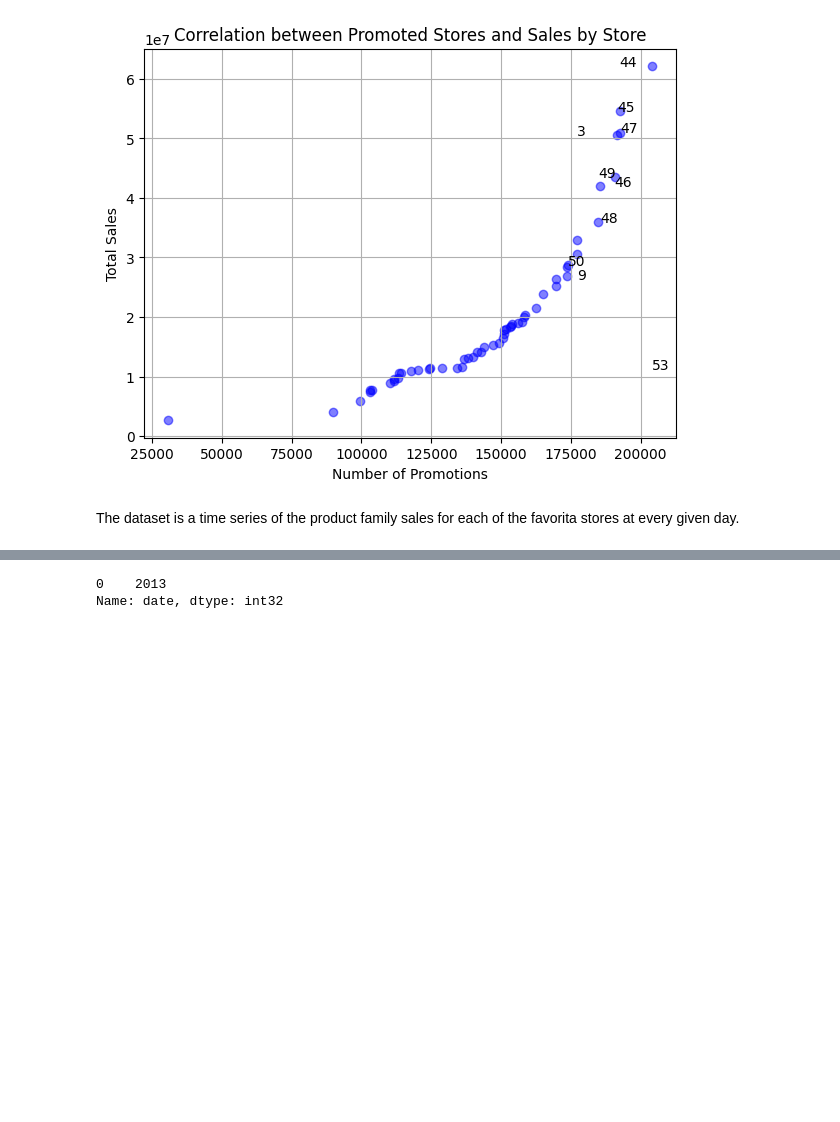
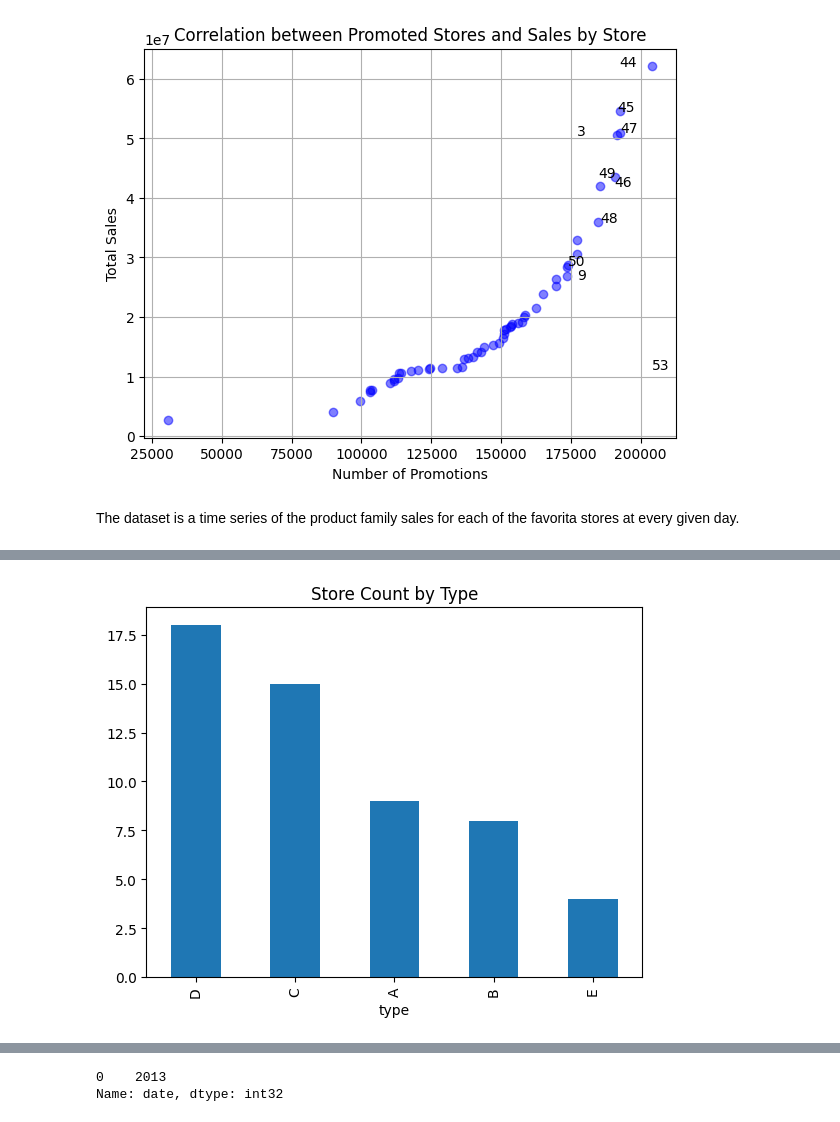
Before and after one commit to Anteemony/sktime-storesales-forecasting, a Jupyter notebook: notebooks/Store_Sales_Forecasting_with_Sktime.ipynb, the cells around one changed output, grey strips where cells are left out. Drawn from its saved outputs; the diff is of its cells as text; code cells hidden in the pictures; blank space fills up the shorter version.

```diff
--- a/notebooks/Store_Sales_Forecasting_with_Sktime.ipynb
+++ b/notebooks/Store_Sales_Forecasting_with_Sktime.ipynb
@@ -282,0 +397,6 @@ There is a positive correlation between the Promoted product families and famili
+# %%
+# Number of stores in each type
+store_type_count = store_metadata.groupby("type").store_nbr.nunique().sort_values(ascending=False)
+store_type_count.plot(kind="bar", title="Store Count by Type");
+# %% [output]
+[figure, added]
```
Also changed, not shown: parts of 51 cells of this notebook.
